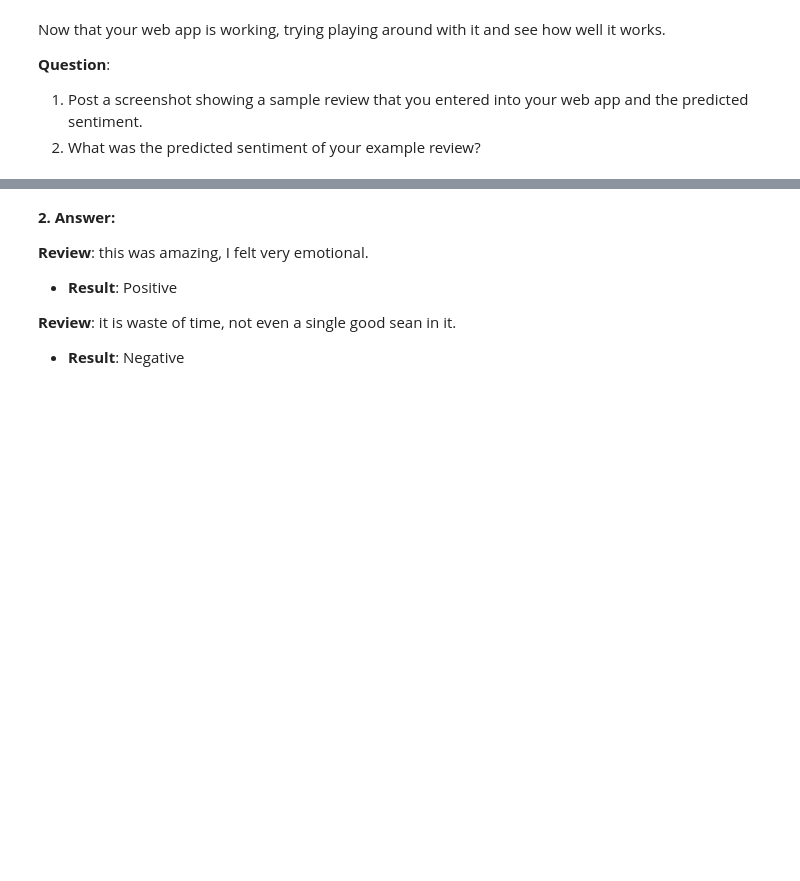
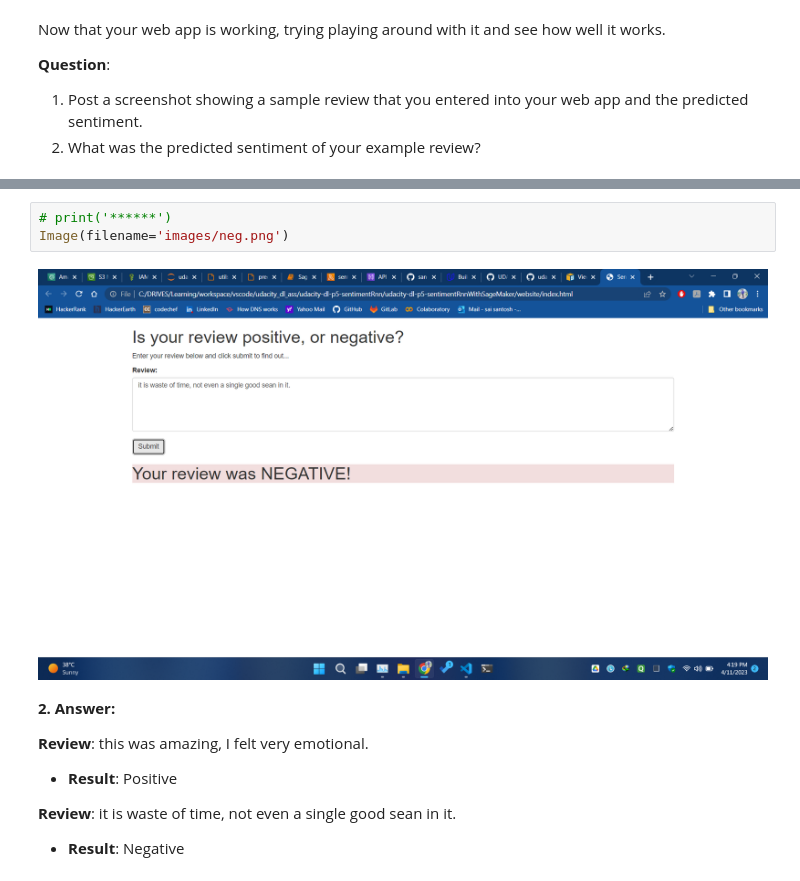
Before and after one commit to san-alex/udacity-dl-p5-sentimentRnnWithSageMaker, a Jupyter notebook: SageMaker Project.ipynb, the cells around one changed output, grey strips where cells are left out. Saved outputs shown, nothing was run; the diff lists cells and outputs as text; blank space fills up the shorter version.

```diff
--- a/SageMaker Project.ipynb
+++ b/SageMaker Project.ipynb
@@ -731,3 +902,8 @@ for image in images:
+# %%
+# print('******')
+Image(filename='images/neg.png')
+# %% [output]
+[figure, added]
 # %% [markdown]
 **2. Answer:**
 
```
Also changed, not shown: parts of 27 cells of this notebook, 5 other files.
